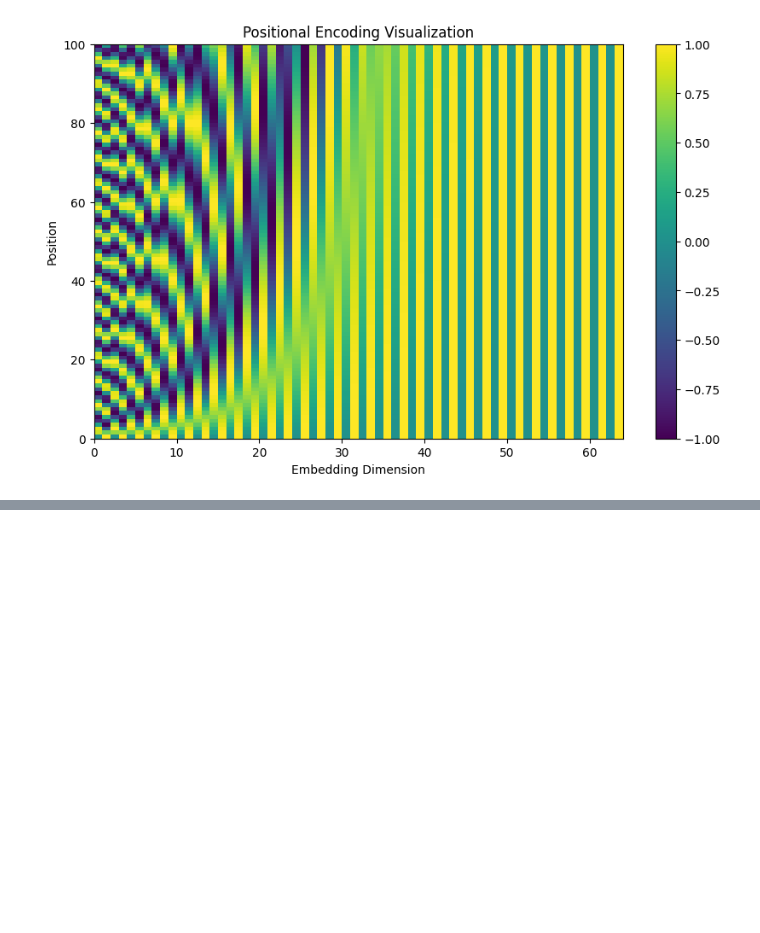
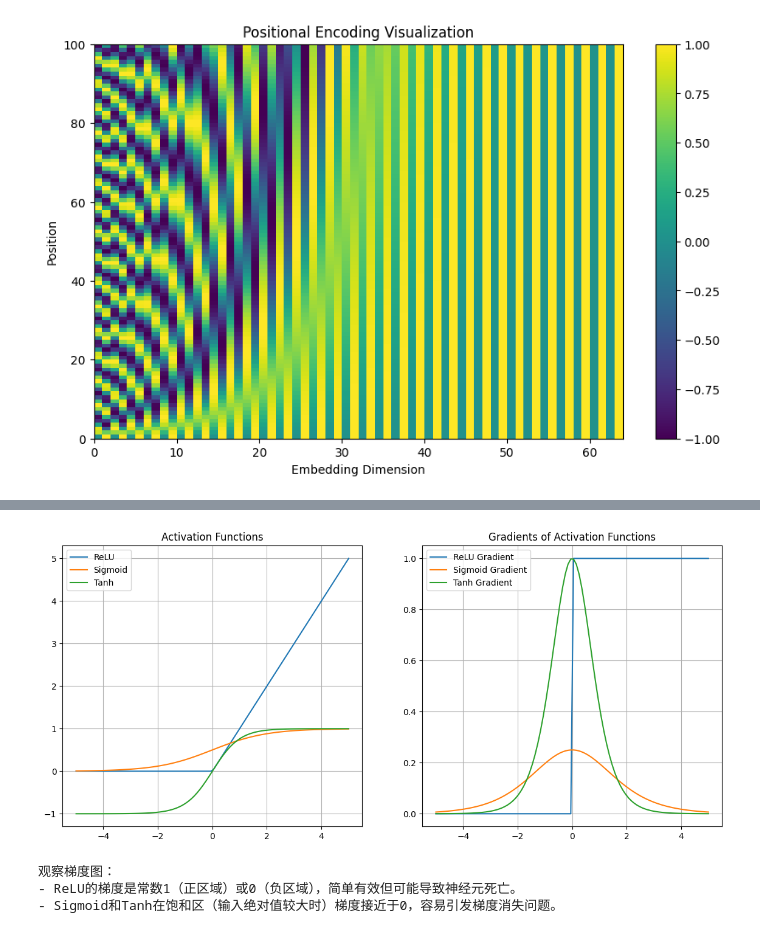
Before and after one commit to liuxiang09/PyTorch-Tensor-100, a Jupyter notebook: pytorch_tensor_100_answers.ipynb, the cells around one changed output, grey strips where cells are left out. Cells and saved outputs as stored; diff of their text form; code cells hidden in the pictures; blank space fills up the shorter version.

```diff
--- a/pytorch_tensor_100_answers.ipynb
+++ b/pytorch_tensor_100_answers.ipynb
@@ -2636,0 +2750,59 @@ except ImportError:
+# %%
+# 69. 激活函数及其梯度的可视化比较
+import matplotlib.pyplot as plt
+
+# 创建需要梯度的输入张量
+x = torch.linspace(-5, 5, 100, requires_grad=True)
+
+# 定义激活函数
+relu = nn.ReLU()
+sigmoid = nn.Sigmoid()
+tanh = nn.Tanh()
+
+# 计算输出
+y_relu = relu(x)
+y_sigmoid = sigmoid(x)
+y_tanh = tanh(x)
+
+# 计算梯度
+# backward()会累加梯度，所以每次计算前需要清零
+y_relu.sum().backward(retain_graph=True) # 保留计算图，以便多次调用backward()
+grad_relu = x.grad.clone()
+x.grad.zero_()
+
+y_sigmoid.sum().backward(retain_graph=True)
+grad_sigmoid = x.grad.clone()
+x.grad.zero_()
+
+y_tanh.sum().backward(retain_graph=True)
+grad_tanh = x.grad.clone()
+x.grad.zero_()
+
+
+# 可视化
+plt.figure(figsize=(14, 6))
+
+plt.subplot(1, 2, 1)
+plt.plot(x.detach(), y_relu.detach(), label='ReLU')
+plt.plot(x.detach(), y_sigmoid.detach(), label='Sigmoid')
+plt.plot(x.detach(), y_tanh.detach(), label='Tanh')
+plt.title('Activation Functions')
+plt.legend()
+plt.grid(True)
+
+plt.subplot(1, 2, 2)
+plt.plot(x.detach(), grad_relu, label='ReLU Gradient')
+plt.plot(x.detach(), grad_sigmoid, label='Sigmoid Gradient')
+plt.plot(x.detach(), grad_tanh, label='Tanh Gradient')
+plt.title('Gradients of Activation Functions')
+plt.legend()
+plt.grid(True)
+
+plt.show()
+
+print("观察梯度图：\n- ReLU的梯度是常数1（正区域）或0（负区域），简单有效但可能导致神经元死亡。\n- Sigmoid和Tanh在饱和区（输入绝对值较大时）梯度接近于0，容易引发梯度消失问题。")
+# %% [output]
+[figure, added]
+观察梯度图：
+- ReLU的梯度是常数1（正区域）或0（负区域），简单有效但可能导致神经元死亡。
+- Sigmoid和Tanh在饱和区（输入绝对值较大时）梯度接近于0，容易引发梯度消失问题。
```
Also changed, not shown: parts of 14 cells of this notebook, 1 other file.
